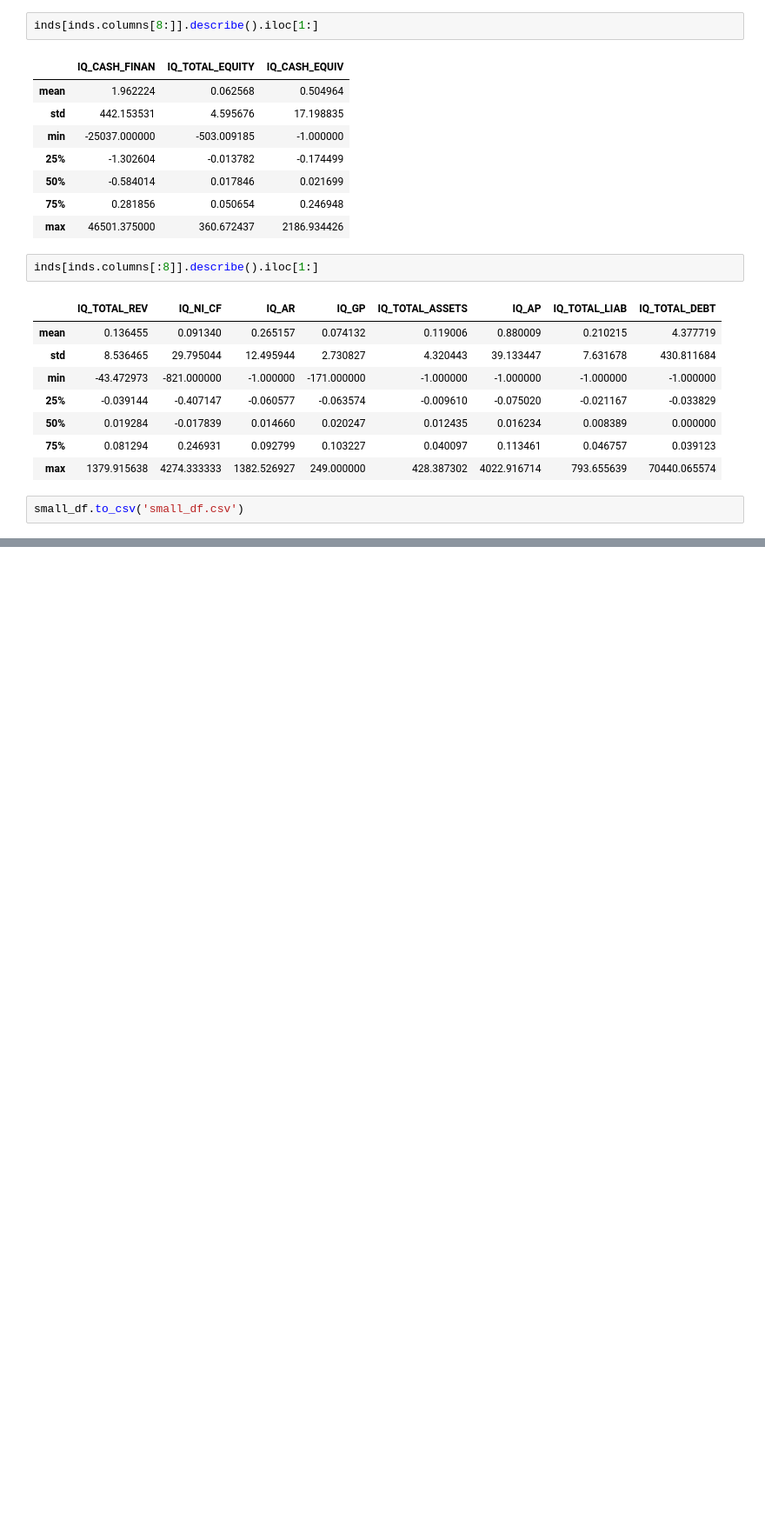
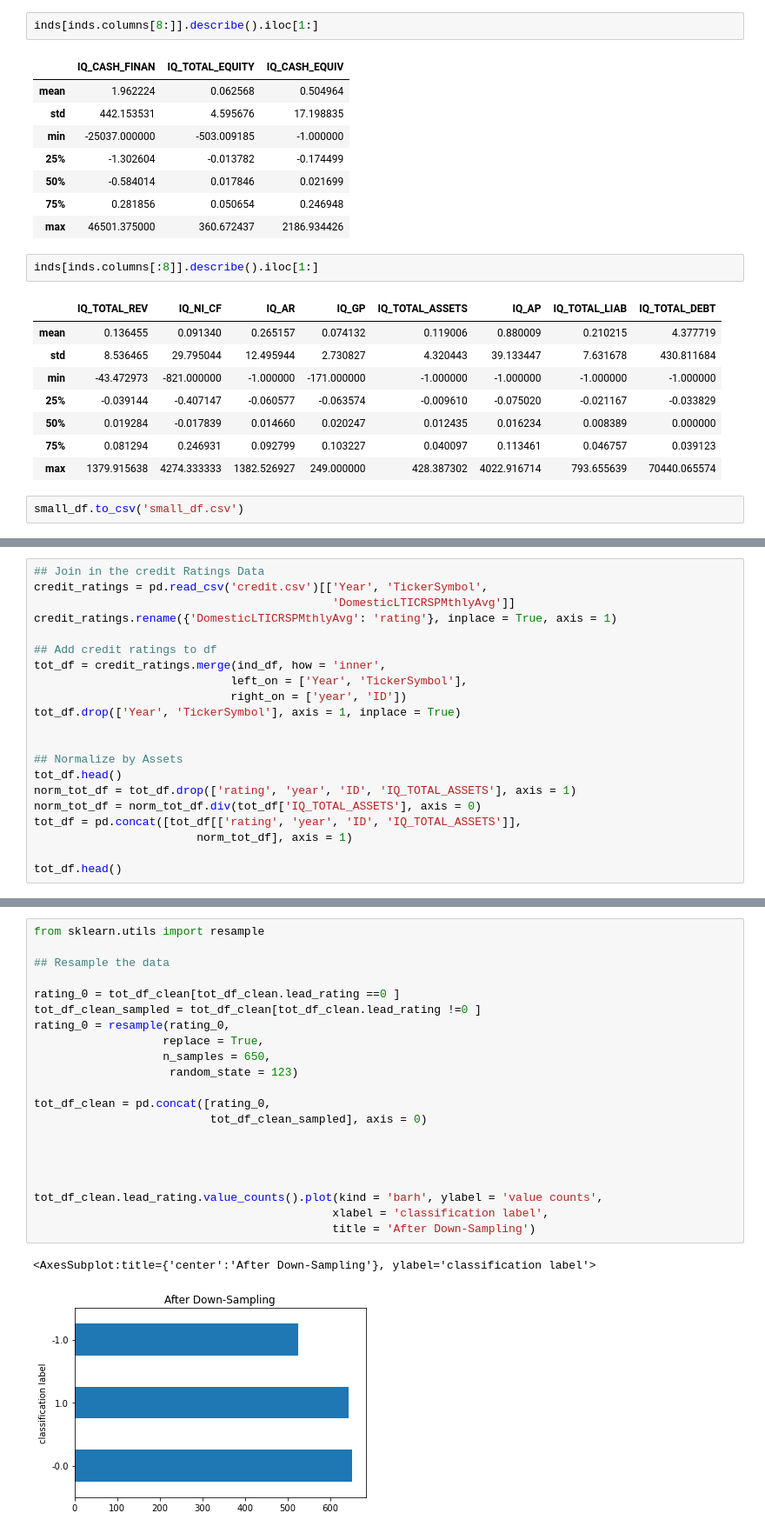
Before and after one commit to yedidv/credit_rating_predictions, a Jupyter notebook: data_exploration.ipynb, the cells around one changed output, grey strips where cells are left out. Shown at 87% size. Drawn from its saved outputs; the diff is of its cells as text; blank space fills up the shorter version.

```diff
--- a/data_exploration.ipynb
+++ b/data_exploration.ipynb
@@ -227,0 +238,21 @@ inds.head()
+# %%
+## Join in the credit Ratings Data
+credit_ratings = pd.read_csv('credit.csv')[['Year', 'TickerSymbol',
+                                            'DomesticLTICRSPMthlyAvg']]
+credit_ratings.rename({'DomesticLTICRSPMthlyAvg': 'rating'}, inplace = True, axis = 1)
+
+## Add credit ratings to df
+tot_df = credit_ratings.merge(ind_df, how = 'inner',
+                             left_on = ['Year', 'TickerSymbol'],
+                             right_on = ['year', 'ID'])
+tot_df.drop(['Year', 'TickerSymbol'], axis = 1, inplace = True)
+
+
+## Normalize by Assets
+tot_df.head()
+norm_tot_df = tot_df.drop(['rating', 'year', 'ID', 'IQ_TOTAL_ASSETS'], axis = 1)
+norm_tot_df = norm_tot_df.div(tot_df['IQ_TOTAL_ASSETS'], axis = 0)
+tot_df = pd.concat([tot_df[['rating', 'year', 'ID', 'IQ_TOTAL_ASSETS']],
+                        norm_tot_df], axis = 1)
+
+tot_df.head()
@@ -227,0 +339,24 @@ inds.head()
+# %%
+from sklearn.utils import resample
+
+## Resample the data
+
+rating_0 = tot_df_clean[tot_df_clean.lead_rating ==0 ]
+tot_df_clean_sampled = tot_df_clean[tot_df_clean.lead_rating !=0 ]
+rating_0 = resample(rating_0,
+                   replace = True,
+                   n_samples = 650,
+                    random_state = 123)
+
+tot_df_clean = pd.concat([rating_0,
+                          tot_df_clean_sampled], axis = 0)
+
+
+
+
+tot_df_clean.lead_rating.value_counts().plot(kind = 'barh', ylabel = 'value counts',
+                                            xlabel = 'classification label',
+                                            title = 'After Down-Sampling')
+# %% [output]
+<AxesSubplot:title={'center':'After Down-Sampling'}, ylabel='classification label'>
+[figure, added]
```
Also changed, not shown: parts of 31 cells of this notebook, 1 other file.
